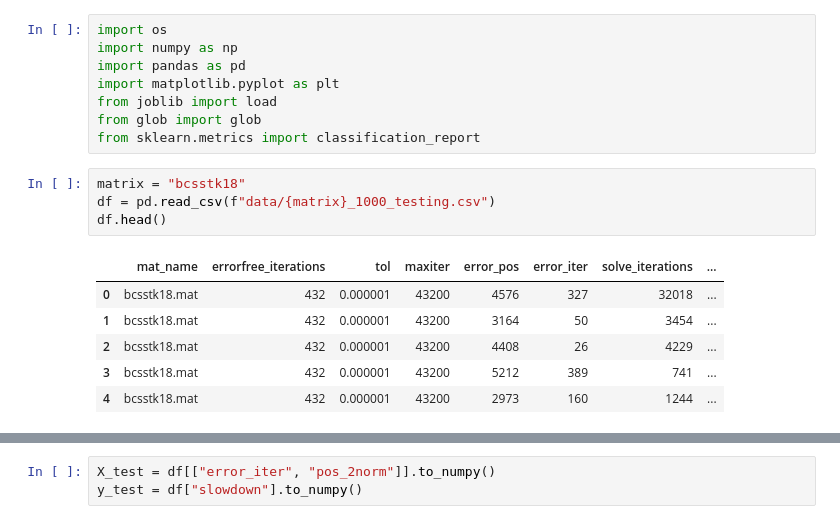
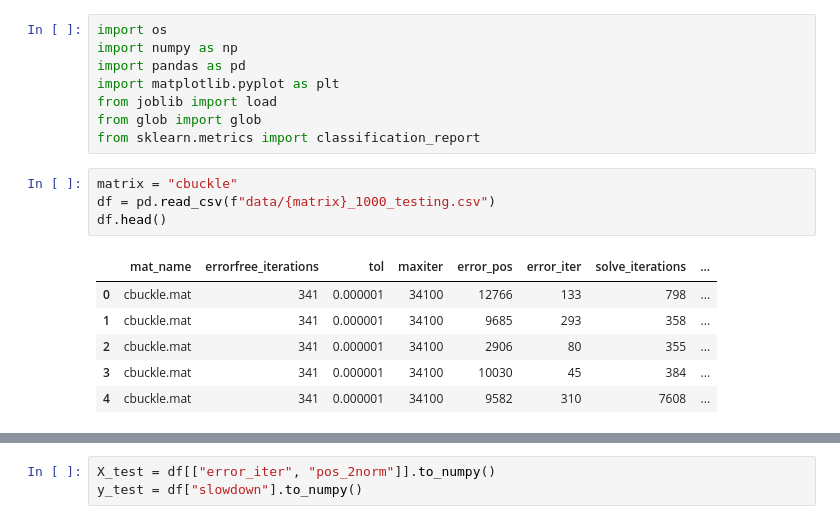
Before and after one commit to DanielRJohnson/Dynamic-Selective-Protection, a Jupyter notebook: analyses/model_evaluation.ipynb, the cells around one changed output, grey strips where cells are left out. Cells and saved outputs as stored; diff of their text form.

```diff
--- a/analyses/model_evaluation.ipynb
+++ b/analyses/model_evaluation.ipynb
@@ -7,16 +7,16 @@ from joblib import load
 from glob import glob
 from sklearn.metrics import classification_report
 # %%
-matrix = "bcsstk18"
+matrix = "cbuckle"
 df = pd.read_csv(f"data/{matrix}_1000_testing.csv")
 df.head()
 # %% [output]
 |  | mat_name | errorfree_iterations | tol | maxiter | error_pos | error_iter | solve_iterations | ... |
-| 0 | bcsstk18.mat | 432 | 0.000001 | 43200 | 4576 | 327 | 32018 | ... |
-| 1 | bcsstk18.mat | 432 | 0.000001 | 43200 | 3164 | 50 | 3454 | ... |
-| 2 | bcsstk18.mat | 432 | 0.000001 | 43200 | 4408 | 26 | 4229 | ... |
-| 3 | bcsstk18.mat | 432 | 0.000001 | 43200 | 5212 | 389 | 741 | ... |
-| 4 | bcsstk18.mat | 432 | 0.000001 | 43200 | 2973 | 160 | 1244 | ... |
+| 0 | cbuckle.mat | 341 | 0.000001 | 34100 | 12766 | 133 | 798 | ... |
+| 1 | cbuckle.mat | 341 | 0.000001 | 34100 | 9685 | 293 | 358 | ... |
+| 2 | cbuckle.mat | 341 | 0.000001 | 34100 | 2906 | 80 | 355 | ... |
+| 3 | cbuckle.mat | 341 | 0.000001 | 34100 | 10030 | 45 | 384 | ... |
+| 4 | cbuckle.mat | 341 | 0.000001 | 34100 | 9582 | 310 | 7608 | ... |
 # %%
 df.sort_values("slowdown", inplace=False, ascending=False).head()
 # %% [output]
```
Also changed, not shown: parts of 3 cells of this notebook, 28 other files.
